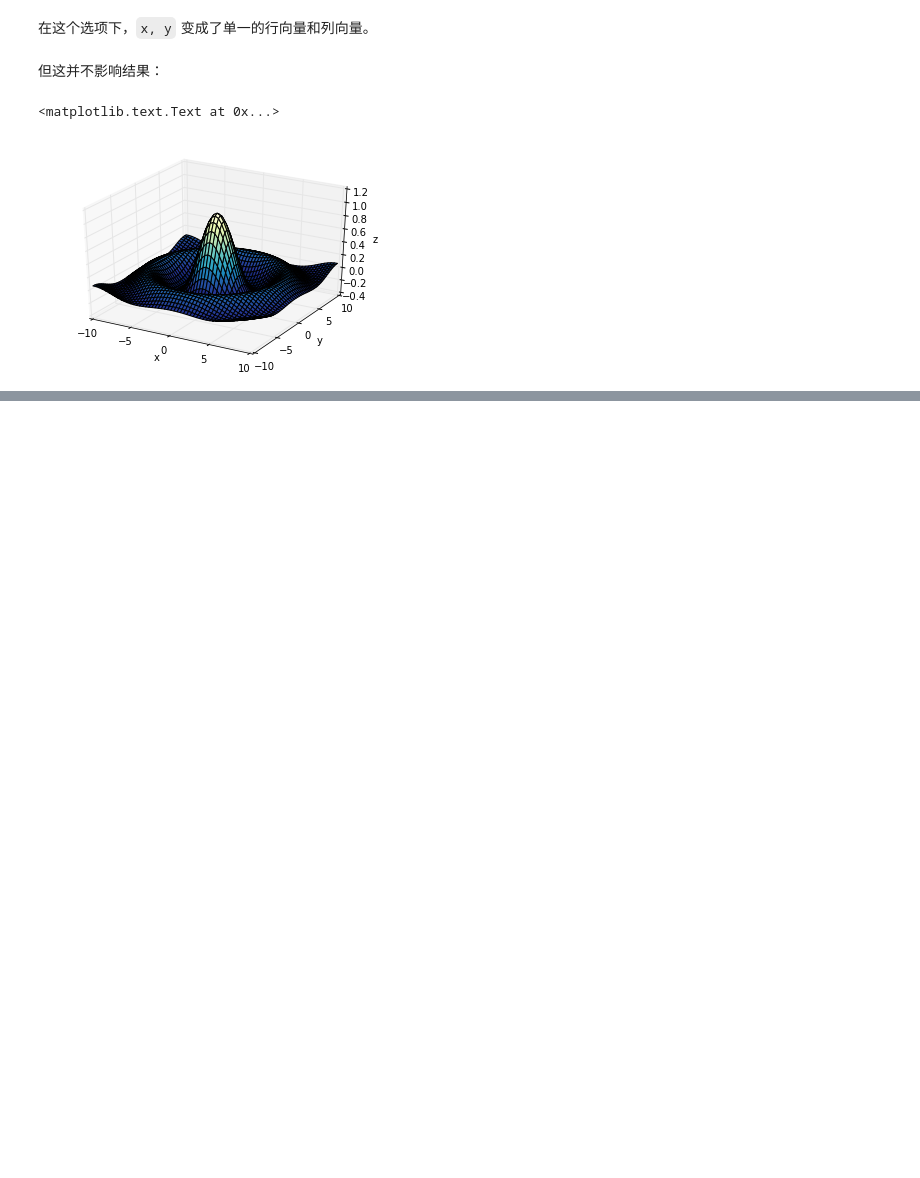
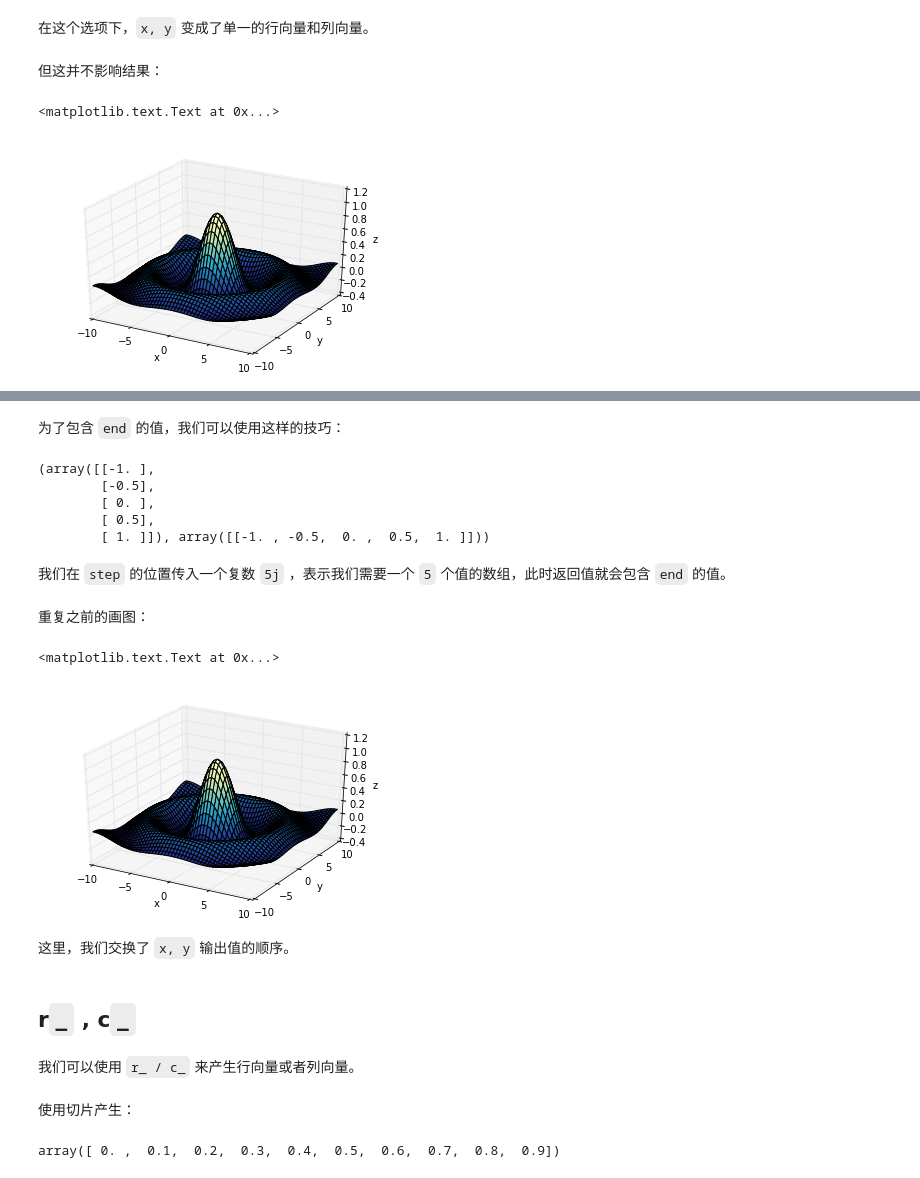
Before and after one commit to xiangliTHU/python-tutorial, a Jupyter notebook: 03. numpy/03.11 array creation functions.ipynb, the cells around one changed output, grey strips where cells are left out. Saved outputs shown, nothing was run; the diff lists cells and outputs as text; code cells hidden in the pictures; blank space fills up the shorter version.

```diff
--- a/03. numpy/03.11 array creation functions.ipynb
+++ b/03. numpy/03.11 array creation functions.ipynb
@@ -162,0 +198,2 @@ ax.set_zlabel('z')
+# %% [markdown]
+为了包含 `end` 的值，我们可以使用这样的技巧：
@@ -162,0 +202,41 @@ ax.set_zlabel('z')
+# %%
+x, y
+# %% [output]
+(array([[-1. ],
+        [-0.5],
+        [ 0. ],
+        [ 0.5],
+        [ 1. ]]), array([[-1. , -0.5,  0. ,  0.5,  1. ]]))
+# %% [markdown]
+我们在 `step` 的位置传入一个复数 `5j` ，表示我们需要一个 `5` 个值的数组，此时返回值就会包含 `end` 的值。
+# %% [markdown]
+重复之前的画图：
+# %%
+# exchange here
+y, x = np.ogrid[-10:10:51j, -10:10:51j]
+
+z = f(x, y)
+
+fig = plt.figure()
+ax = fig.add_subplot(111, projection='3d')
+ax.plot_surface(x, y, z,
+                rstride=1, cstride=1,
+                cmap=cm.YlGnBu_r)
+ax.set_xlabel('x')
+ax.set_ylabel('y')
+ax.set_zlabel('z')
+# %% [output]
+<matplotlib.text.Text at 0x...>
+[figure, added]
+# %% [markdown]
+这里，我们交换了 `x, y` 输出值的顺序。
+# %% [markdown]
+## r`_` , c`_`
+# %% [markdown]
+我们可以使用 `r_ / c_` 来产生行向量或者列向量。
+# %% [markdown]
+使用切片产生：
+# %%
+np.r_[0:1:.1]
+# %% [output]
+array([ 0. ,  0.1,  0.2,  0.3,  0.4,  0.5,  0.6,  0.7,  0.8,  0.9])
```
Also changed, not shown: parts of 43 cells of this notebook.
